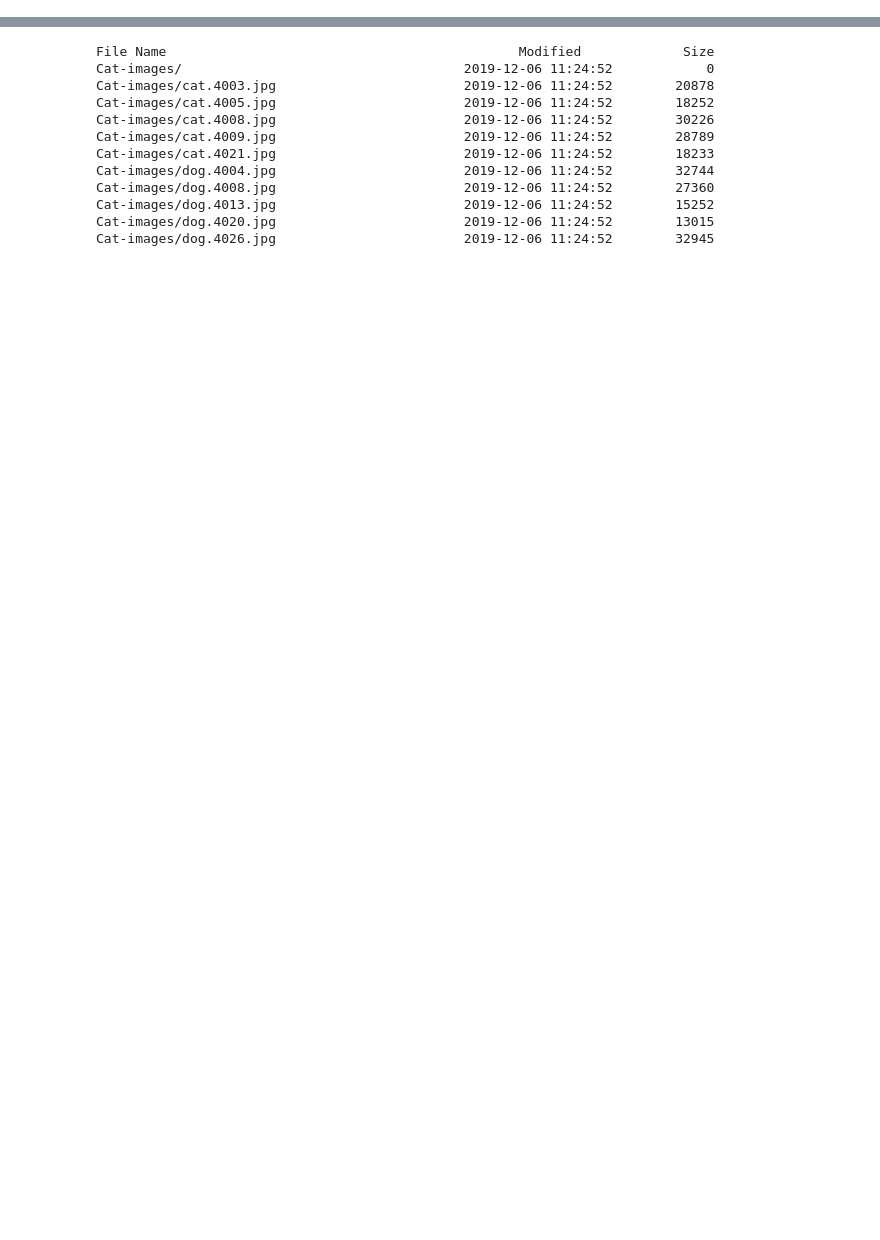
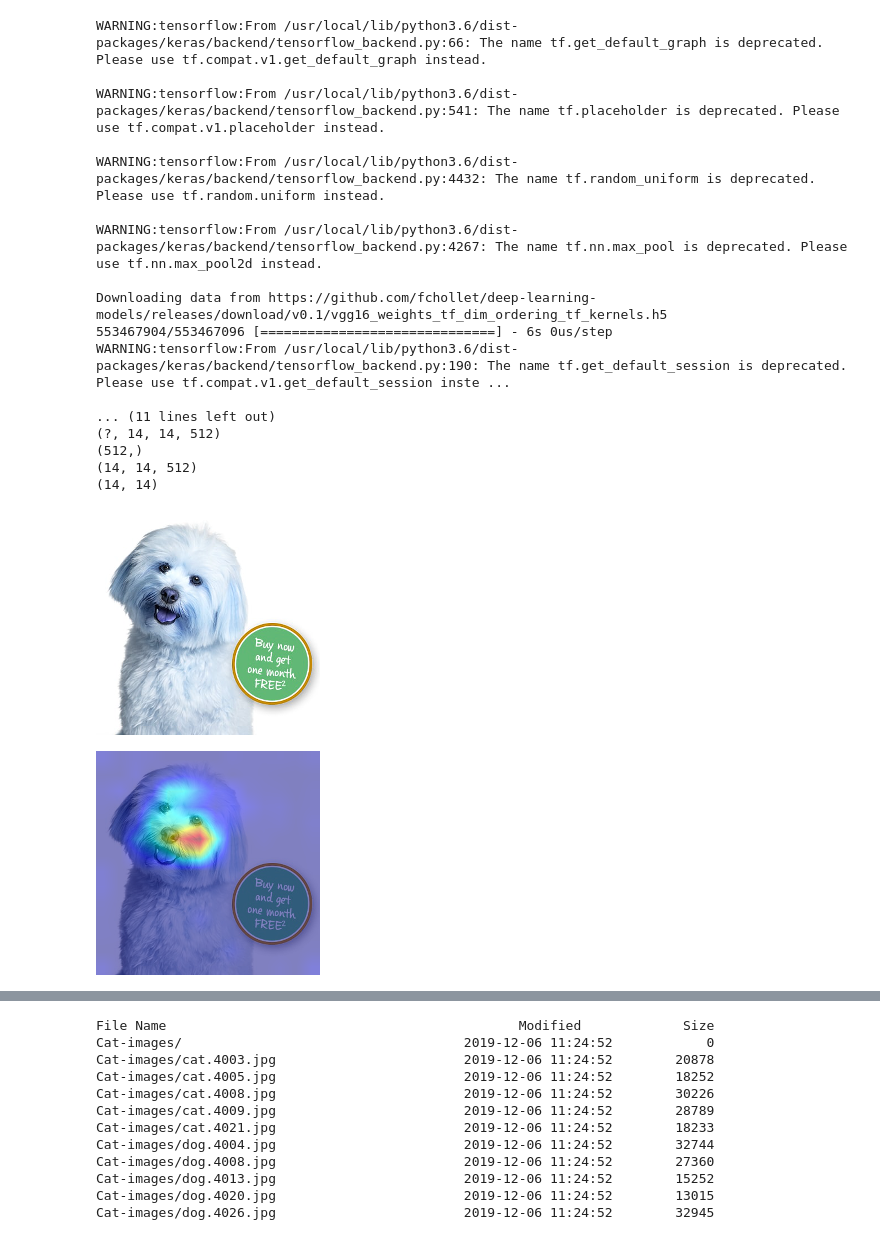
Before and after one commit to mmaruthi/Assignment4, a Jupyter notebook: Gradcam.ipynb, the cells around one changed output, grey strips where cells are left out. Saved outputs shown, nothing was run; the diff lists cells and outputs as text; code cells hidden in the pictures; blank space fills up the shorter version.

```diff
--- a/Gradcam.ipynb
+++ b/Gradcam.ipynb
@@ -48,6 +53,28 @@ def gradcam(inp):
     from google.colab.patches import cv2_imshow
     cv2_imshow( cat)
     cv2_imshow(superimposed_img)
+# %%
+gradcam("https://www.rspcapetinsurance.org.au/rspca/media/images/hero/dog-insurance-hero.jpg")
+# %% [output]
+WARNING:tensorflow:From /usr/local/lib/python3.6/dist-packages/keras/backend/tensorflow_backend.py:66: The name tf.get_default_graph is deprecated. Please use tf.compat.v1.get_default_graph instead.
+
+WARNING:tensorflow:From /usr/local/lib/python3.6/dist-packages/keras/backend/tensorflow_backend.py:541: The name tf.placeholder is deprecated. Please use tf.compat.v1.placeholder instead.
+
+WARNING:tensorflow:From /usr/local/lib/python3.6/dist-packages/keras/backend/tensorflow_backend.py:4432: The name tf.random_uniform is deprecated. Please use tf.random.uniform instead.
+
+WARNING:tensorflow:From /usr/local/lib/python3.6/dist-packages/keras/backend/tensorflow_backend.py:4267: The name tf.nn.max_pool is deprecated. Please use tf.nn.max_pool2d instead.
+
+Downloading data from https://github.com/fchollet/deep-learning-models/releases/download/v0.1/vgg16_weights_tf_dim_ordering_tf_kernels.h5
+553467904/553467096 [==============================] - 6s 0us/step
+WARNING:tensorflow:From /usr/local/lib/python3.6/dist-packages/keras/backend/tensorflow_backend.py:190: The name tf.get_default_session is deprecated. Please use tf.compat.v1.get_default_session inste ...
+
+... (11 lines left out)
+(?, 14, 14, 512)
+(512,)
+(14, 14, 512)
+(14, 14)
+[figure, added]
+[figure, added]
 # %%
 from google.colab import files
 uploaded = files.upload()
```
Also changed, not shown: parts of 3 cells of this notebook.
